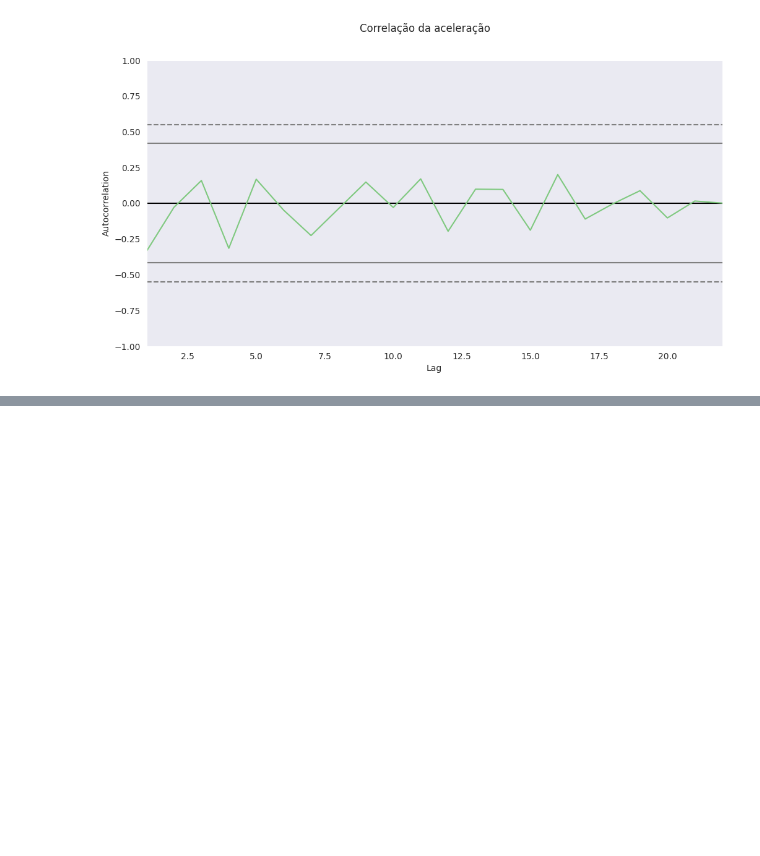
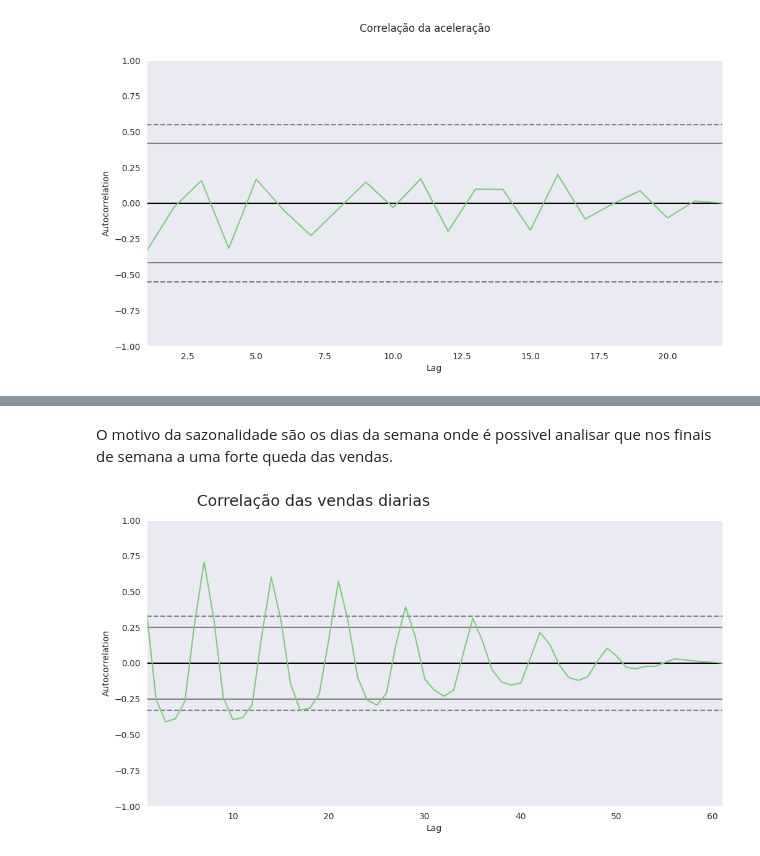
Before and after one commit to Patrick-Setubal/Data_Science_Analytics, a Jupyter notebook: alura_curso/formacao_data_science/SeriesTemporais/SeriesTemporais.ipynb, the cells around one changed output, grey strips where cells are left out. Saved outputs shown, nothing was run; the diff lists cells and outputs as text; code cells hidden in the pictures; blank space fills up the shorter version.

```diff
--- a/alura_curso/formacao_data_science/SeriesTemporais/SeriesTemporais.ipynb
+++ b/alura_curso/formacao_data_science/SeriesTemporais/SeriesTemporais.ipynb
@@ -129,0 +321,4 @@ ax = ax
+# %%
+# Descobrir dias da semana
+vendas_por_dia['dia_da_semana'] = vendas_por_dia['dia'].dt.weekday
+vendas_por_dia.head()
@@ -129,0 +332,13 @@ ax = ax
+# %%
+# Dando nome da semana aos indices
+dias_semana = {
+    0: 'Segunda-feira',
+    1: 'Terça-feira',
+    2: 'Quarta-feira',
+    3: 'Quinta-feira',
+    4: 'Sexta-feira',
+    5: 'Sábado',
+    6: 'Domingo'
+}
+vendas_por_dia['dia_da_semana'] = vendas_por_dia['dia'].dt.weekday.map(dias_semana)
+vendas_por_dia.head()
@@ -129,0 +367,9 @@ ax = ax
+# %% [markdown]
+O motivo da sazonalidade são os dias da semana onde é possivel analisar que nos finais de semana a uma forte queda das vendas.
+# %%
+# Correlação das Vendas diarias
+ax = plt.figure(figsize=(12,6))
+ax.suptitle('Correlação das vendas diarias', fontsize=18, x=0.35, y=0.95)
+autocorrelation_plot(vendas_por_dia['vendas']); ax = ax
+# %% [output]
+[figure, added]
```
Also changed, not shown: parts of 29 cells of this notebook.
